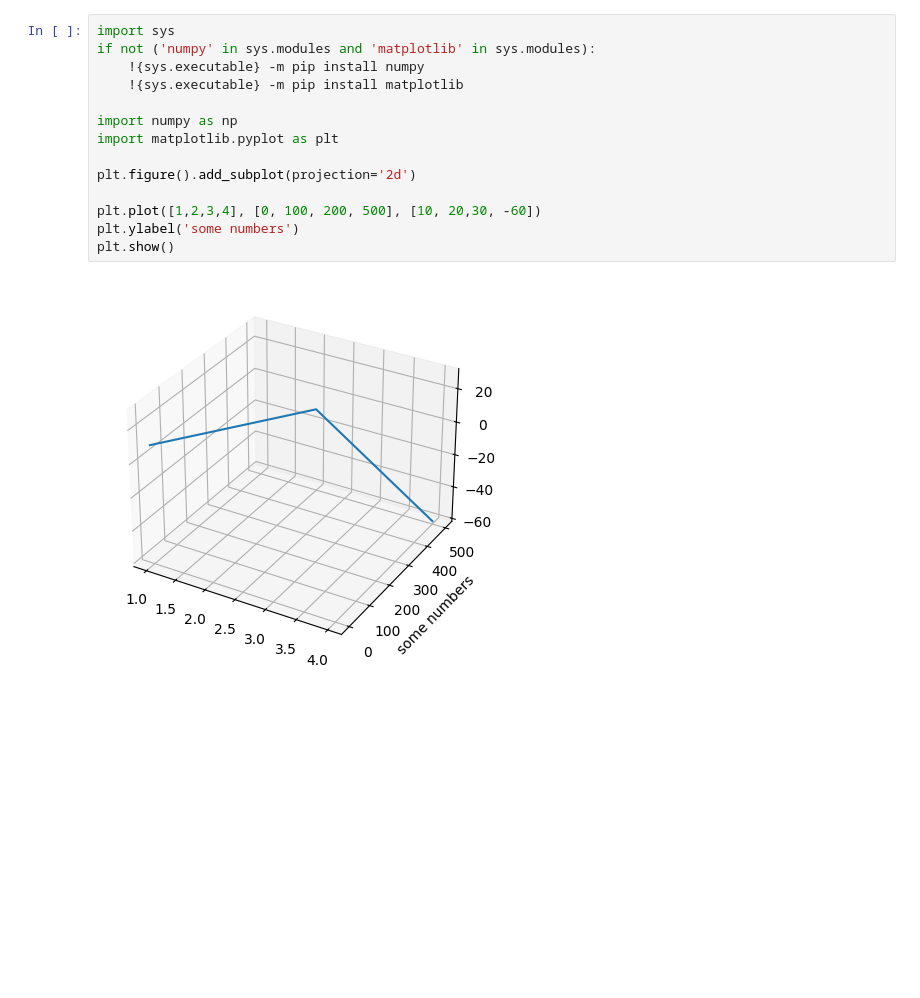
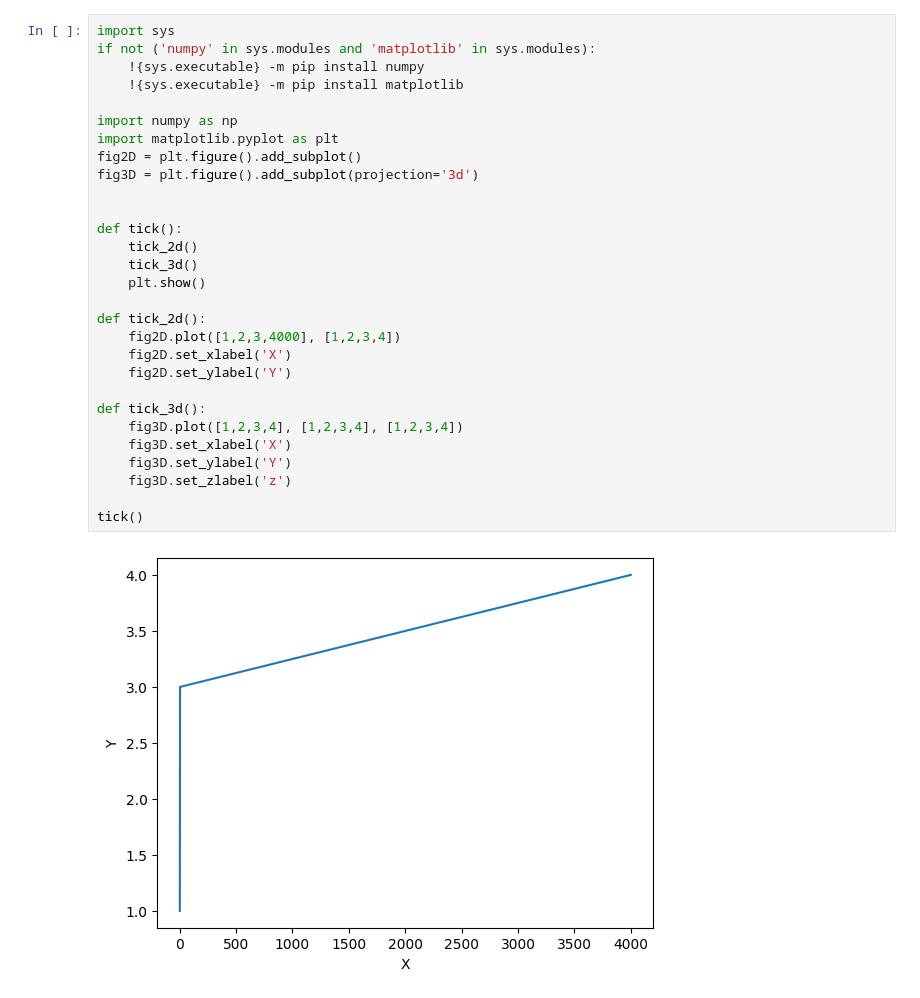
Before and after one commit to deep-sea-tactics/software-2024-2025, a Jupyter notebook: python_src/simulation/plotting/test.ipynb, the cells around one changed output. Drawn from its saved outputs; the diff is of its cells as text; blank space fills up the shorter version.

Commit message:
feat: multiple projection plotting

```diff
--- a/python_src/simulation/plotting/test.ipynb
+++ b/python_src/simulation/plotting/test.ipynb
@@ -1,16 +1,31 @@
 # %%
 import sys
 if not ('numpy' in sys.modules and 'matplotlib' in sys.modules):
     !{sys.executable} -m pip install numpy
     !{sys.executable} -m pip install matplotlib
 
 import numpy as np
 import matplotlib.pyplot as plt
+fig2D = plt.figure().add_subplot()
+fig3D = plt.figure().add_subplot(projection='3d')
 
-plt.figure().add_subplot(projection='2d')
 
-plt.plot([1,2,3,4], [0, 100, 200, 500], [10, 20,30, -60])
-plt.ylabel('some numbers')
-plt.show()
+def tick():
+    tick_2d()
+    tick_3d()
+    plt.show()
+
+def tick_2d():
+    fig2D.plot([1,2,3,4000], [1,2,3,4])
+    fig2D.set_xlabel('X')
+    fig2D.set_ylabel('Y')
+
+def tick_3d():
+    fig3D.plot([1,2,3,4], [1,2,3,4], [1,2,3,4])
+    fig3D.set_xlabel('X')
+    fig3D.set_ylabel('Y')
+    fig3D.set_zlabel('z')
+
+tick()
 # %% [output]
-[figure, old version]
+[figure, new version]
```
Also changed, not shown: parts of 1 cell of this notebook.
